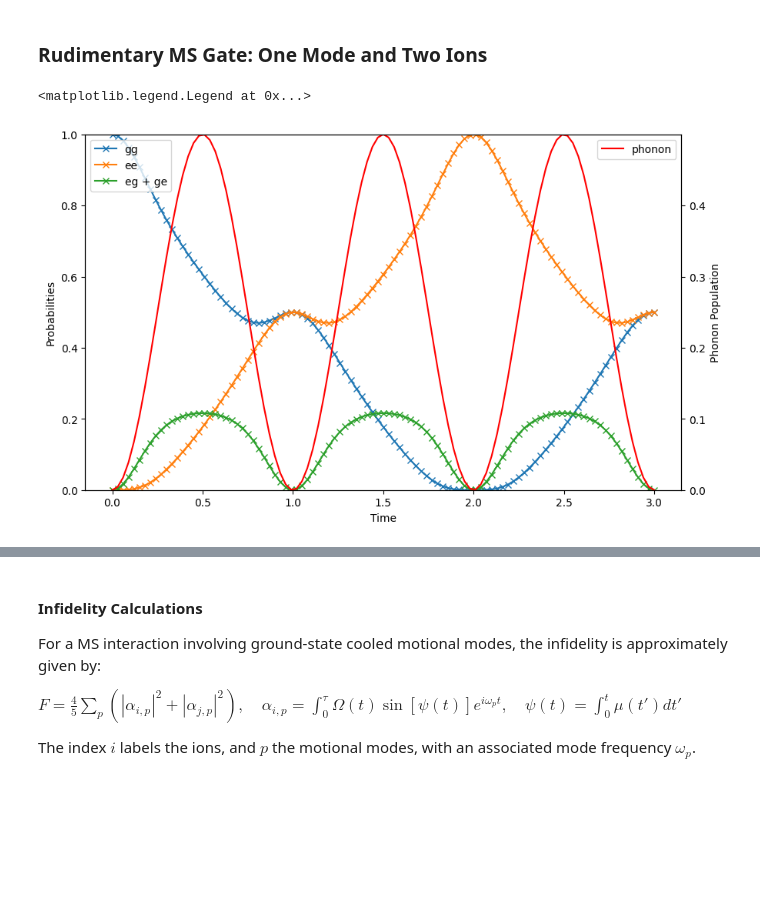
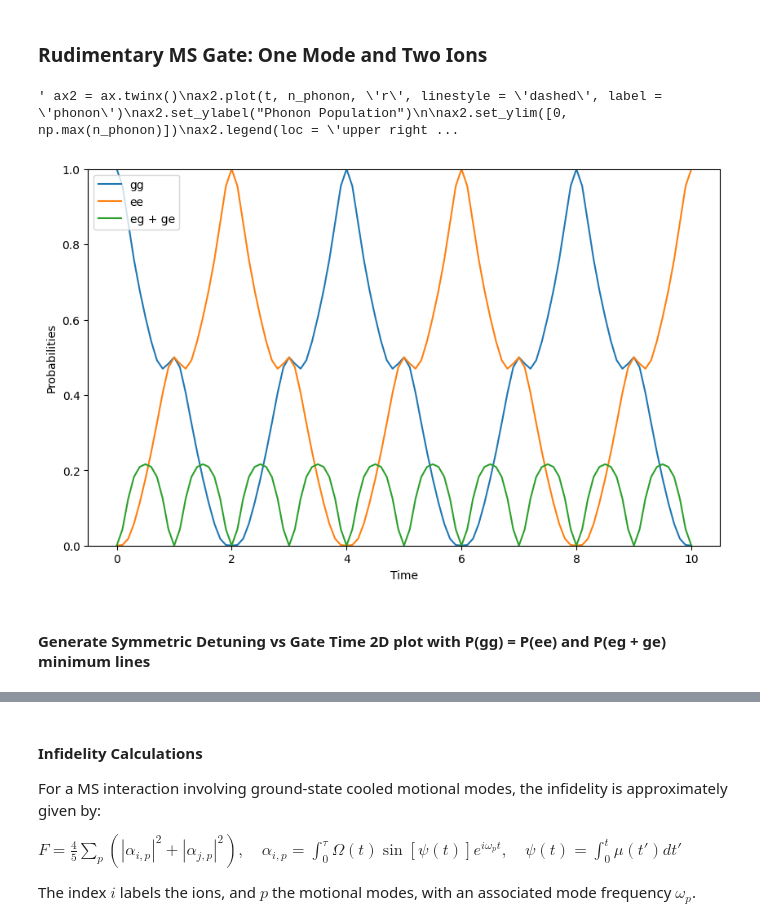
Before and after one commit to muyoungRand/sims, a Jupyter notebook: MS_Gate.ipynb, the cells around one changed output, grey strips where cells are left out. Saved outputs shown, nothing was run; the diff lists cells and outputs as text; code cells hidden in the pictures; blank space fills up the shorter version.

```diff
--- a/MS_Gate.ipynb
+++ b/MS_Gate.ipynb
@@ -26,7 +26,7 @@ freq_mode = 0
 detuning = 1.0
 
 # Simulation Parameters
-t = np.linspace(0, 3, 101)
+t = np.linspace(0, 10, 101)
 psi0 = qt.tensor(qt.basis(2, 0), qt.basis(2, 0), qt.basis(nMax, 0))
 
 args = {
@@ -83,39 +83,39 @@ for r in output.states:
     for i in range(len(states)):
         if states[i] == measure_gg:
             gg.append(prob[i])
         elif states[i] == measure_ee:
             ee.append(prob[i])
         elif states[i] == measure_eg:
             eg.append(prob[i])
         elif states[i] == measure_ge:
             ge.append(prob[i])
 
 results = qt.sesolve(H = H, psi0 = psi0, tlist = t, e_ops = e_ops, args = args)
 n_phonon = results.expect[0]
 n_ion0 = results.expect[1]
 n_ion1 = results.expect[2]
 
 
 fig, ax = plt.subplots(1, 1, figsize=(10, 6))
 
-ax.plot(t, gg, 'x-', label="gg")
-ax.plot(t, ee, 'x-', label="ee")
-ax.plot(t, [eg[i] + ge[i] for i in range(len(eg))], 'x-', label="eg + ge")
+ax.plot(t, gg, '-', label="gg")
+ax.plot(t, ee, '-', label="ee")
+ax.plot(t, [eg[i] + ge[i] for i in range(len(eg))], '-', label="eg + ge")
 
 #ax.plot(t, n_ion0, label = 'Ion0')
 #ax.plot(t, n_ion1, label = 'Ion1')
 
 ax.set_ylabel("Probabilities")
 ax.set_xlabel("Time")
 ax.legend(loc = 'upper left')
+ax.set_ylim([0, 1.0])
 
-ax2 = ax.twinx()
-ax2.plot(t, n_phonon, 'r-', label = 'phonon')
+""" ax2 = ax.twinx()
+ax2.plot(t, n_phonon, 'r', linestyle = 'dashed', label = 'phonon')
 ax2.set_ylabel("Phonon Population")
 
-ax.set_ylim([0, 1.0])
 ax2.set_ylim([0, np.max(n_phonon)])
-ax2.legend(loc = 'upper right')
+ax2.legend(loc = 'upper right') """
 # %% [output]
-<matplotlib.legend.Legend at 0x...>
+' ax2 = ax.twinx()\nax2.plot(t, n_phonon, \'r\', linestyle = \'dashed\', label = \'phonon\')\nax2.set_ylabel("Phonon Population")\n\nax2.set_ylim([0, np.max(n_phonon)])\nax2.legend(loc = \'upper right ...
-[figure, old version]
+[figure, new version]
@@ -142,0 +122,2 @@ bsb = [omega_1 * bsb_1, omega_1 * bsb_1p, omega_2 * bsb_2, omega_2 * bsb_2p]
+# %% [markdown]
+#### Generate Symmetric Detuning vs Gate Time 2D plot with P(gg) = P(ee) and P(eg + ge) minimum lines
```
Also changed, not shown: parts of 6 cells of this notebook.
